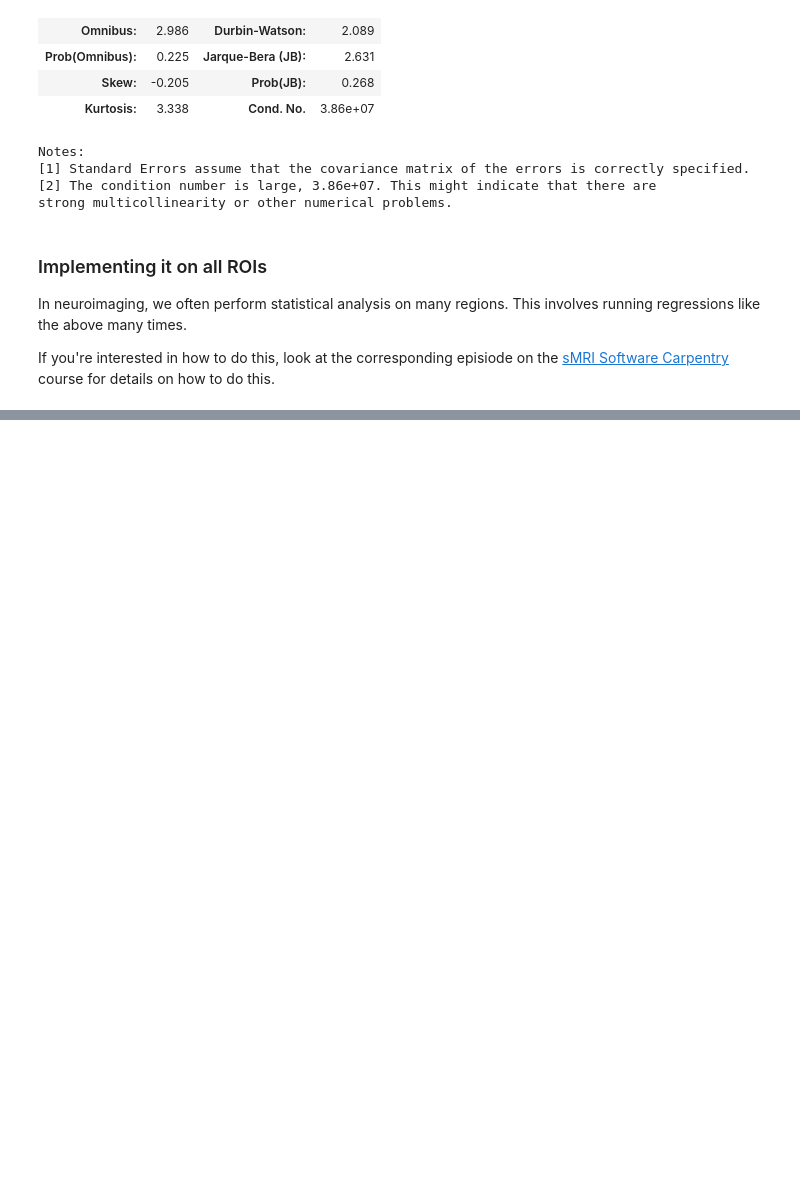
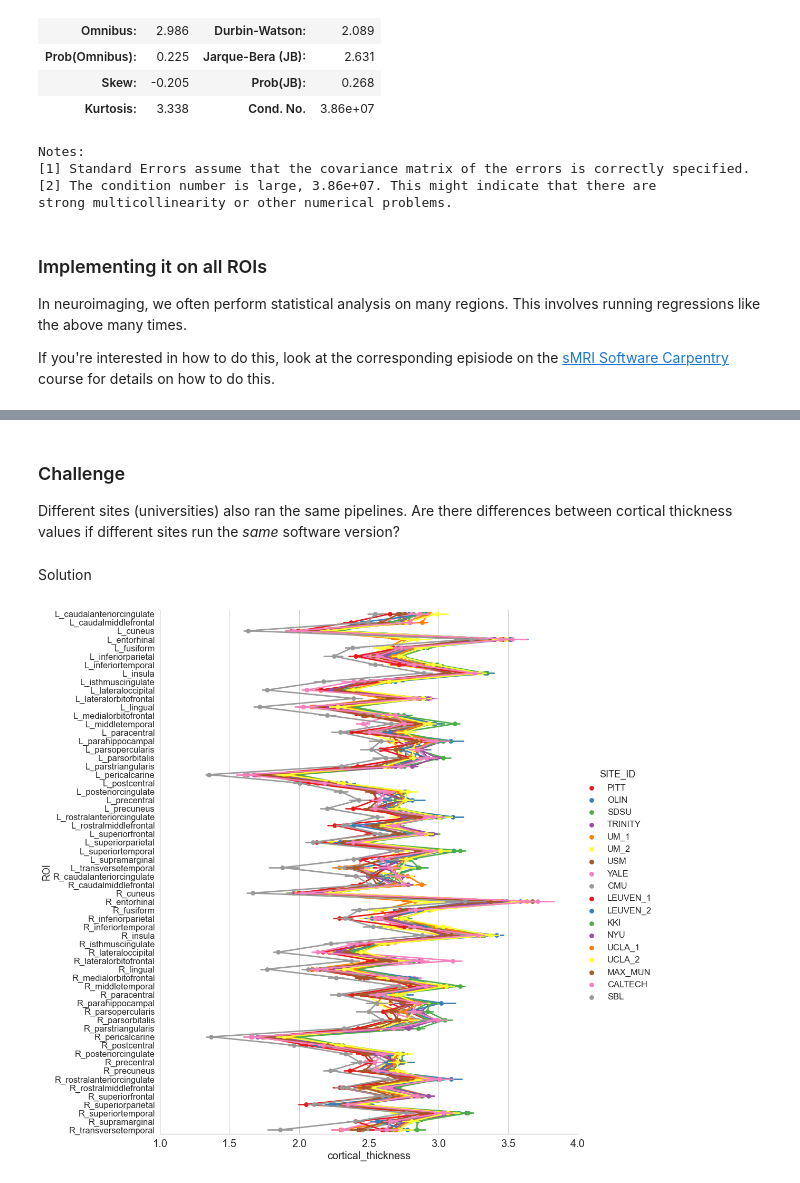
Before and after one commit to mary-tziraki/IDEAS_SDC, a Jupyter notebook: code/09-sMRI-stats-reproducibility.ipynb, the cells around one changed output, grey strips where cells are left out. Cells and saved outputs as stored; diff of their text form; code cells hidden in the pictures; blank space fills up the shorter version.

```diff
--- a/code/09-sMRI-stats-reproducibility.ipynb
+++ b/code/09-sMRI-stats-reproducibility.ipynb
@@ -592,0 +657,21 @@ If you're interested in how to do this, look at the corresponding episiode on th
+# %% [markdown]
+### Challenge
+
+Different sites (universities) also ran the same pipelines. Are there differences between cortical thickness values if different sites run the *same* software version?
+# %% [markdown]
+Solution
+# %%
+# selecting FreeSurfer version 6.0 (but others are ok to choose)
+plot_df_FS6 = plot_df[plot_df['software'] == 'FS6.0']
+
+sns.set(font_scale=1.5)
+palette = sns.color_palette('Set1')
+
+# select hue as SITE_ID this time
+with sns.axes_style("whitegrid"):
+    g = sns.catplot(x='cortical_thickness',y='ROI',hue='SITE_ID', height=15, aspect=1,
+                    palette=palette, kind='point',data=plot_df_FS6)
+    g.set_xticklabels(fontsize=20)
+    g.set_xlabels(fontsize=20)
+# %% [output]
+[figure, added]
```
Also changed, not shown: parts of 8 cells of this notebook.
